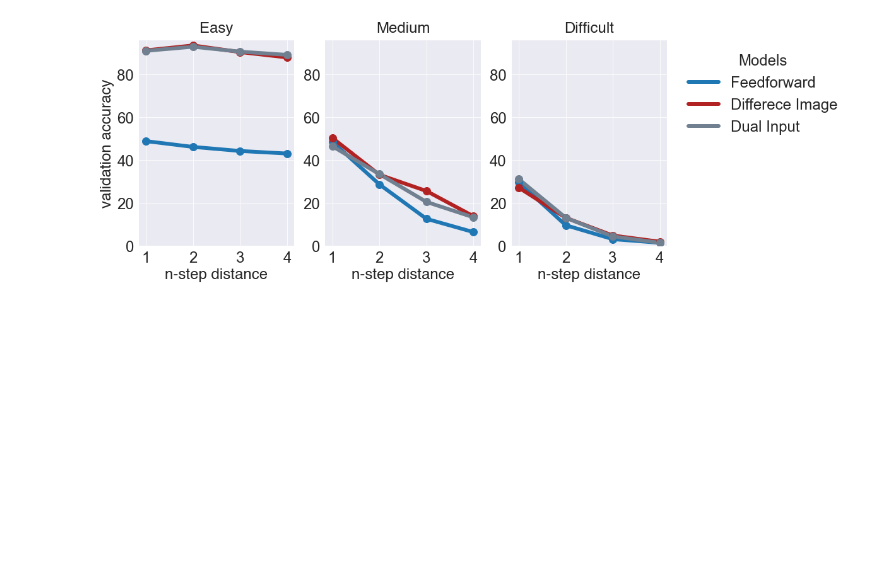
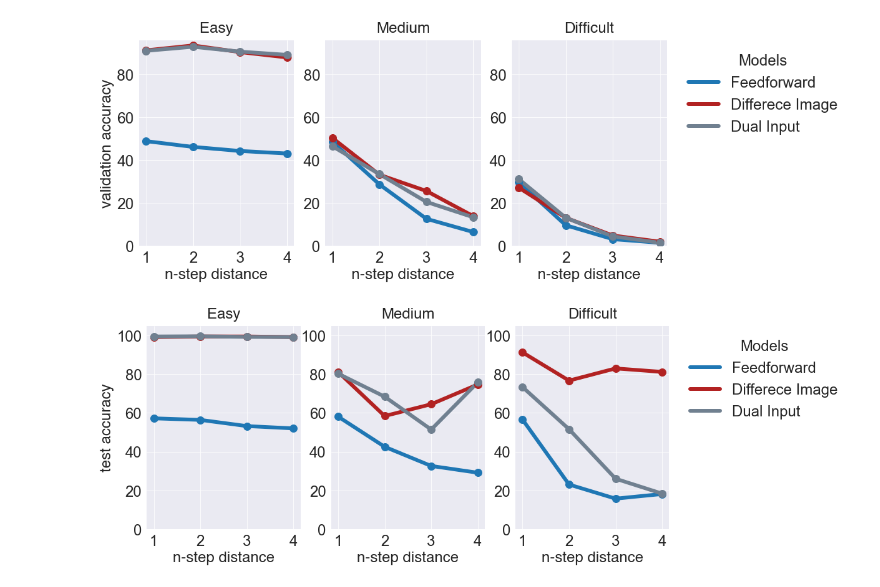
Before and after one commit to Mariusmarten/SpatialMemory, a Jupyter notebook: _plotting.ipynb, the cells around one changed output. Saved outputs shown, nothing was run; the diff lists cells and outputs as text; code cells hidden in the pictures; blank space fills up the shorter version.

```diff
--- a/_plotting.ipynb
+++ b/_plotting.ipynb
@@ -115,3 +116,100 @@ with plt.style.context("seaborn-darkgrid"):
     plt.show()
 # %% [output]
 [figure]
+# %%
+x = [1, 2, 3, 4]
+
+# test set
+feedforward_maze_easy = [57.2, 56.4, 53.2, 52.0]
+feedforward_maze_medium = [58.1, 42.5, 32.6, 29.1]
+feedforward_maze_difficult = [56.6, 23.0, 15.7, 18.1]
+
+diffImg_maze_easy = [99.2, 99.5, 99.5, 99.2]
+diffImg_maze_medium = [81.2, 58.4, 64.5, 74.7]
+diffImg_maze_difficult = [91.3, 76.7, 83.0, 81.2]
+
+dualImg_maze_easy = [99.5, 99.6, 99.3, 99.2]
+dualImg_maze_medium = [80.3, 68.4, 51.4, 75.8]
+dualImg_maze_difficult = [73.4, 51.6, 26.0, 18.3]
+
+from matplotlib import pyplot as plt
+import numpy as np
+
+font = 24
+hfont = {'fontname':'Helvetica'}
+
+#plt.rcParams["figure.figsize"] = 25, 5.5
+plt.rcParams.update({"font.size": font})
+plt.rcParams['axes.titlepad'] = 13
+plt.rcParams['xtick.major.pad']='8' # axis distance
+plt.rcParams['ytick.major.pad']='8'
+
+plt.figure(figsize=(15, 6))
+
+with plt.style.context("seaborn-darkgrid"):
+
+    plt.rc("xtick", labelsize=font)
+    plt.rc("ytick", labelsize=font)
+
+    plt.title("Model performance", fontsize=font)
+    plt.ylabel("validation accuracy", fontsize=font, **hfont)
+    plt.xlabel("n-step distance", fontsize=font, **hfont)
+
+    # easy
+    plt.subplot(1, 3, 1)
+    y1, = plt.plot(x, feedforward_maze_easy, linestyle='solid', c='tab:blue', label='Feedforward', linewidth=6.0)
+    y2, = plt.plot(x, diffImg_maze_easy, c='firebrick', linestyle='solid', label='Differece Image', linewidth=6.0)
+    y3, = plt.plot(x, dualImg_maze_easy, c='slategray', linestyle='solid', label='Dual Input', linewidth=6.0)
+
+    plt.plot(x, feedforward_maze_easy, c='tab:blue', linestyle='None', marker='o', markersize=12.0)
+    plt.plot(x, diffImg_maze_easy, c='firebrick', linestyle='None', marker='o', markersize=12.0)
+    plt.plot(x, dualImg_maze_easy, c='slategray', linestyle='None', marker='o', markersize=12.0)
+
+    plt.xticks(np.arange(min(x), max(x)+1, 1.0))
+    plt.ylim(ymax = 100+5, ymin = 0)
+    plt.yticks(np.arange(0, 100+5, 20.0))
+    plt.ylabel("test accuracy", fontsize=font, **hfont)
+    plt.xlabel("n-step distance", fontsize=font, **hfont)
+    plt.title("Easy", fontsize=font, **hfont)
+
+
+    # medium
+    plt.subplot(1, 3, 2)
+    plt.plot(x, feedforward_maze_medium, linestyle='solid', c='tab:blue', label='Feedforward.', linewidth=6.0)
+    plt.plot(x, diffImg_maze_medium, linestyle='solid', c='firebrick', label='DiffImage', linewidth=6.0)
+    plt.plot(x, dualImg_maze_medium, c='slategray', linestyle='solid', label='DualInput', linewidth=6.0)
+
+    plt.plot(x, feedforward_maze_medium, c='tab:blue', linestyle='None', marker='o', markersize=12.0)
+    plt.plot(x, diffImg_maze_medium, c='firebrick', linestyle='None', marker='o', markersize=12.0)
+    plt.plot(x, dualImg_maze_medium, c='slategray', linestyle='None', marker='o', markersize=12.0)
+
+    plt.xticks(np.arange(min(x), max(x)+1, 1.0))
+    plt.ylim(ymax = 100+5, ymin = 0)
+    plt.yticks(np.arange(0, 100+5, 20.0))
+    plt.xlabel("n-step distance", fontsize=font, **hfont)
+    plt.title("Medium", fontsize=font, **hfont)
+
+
+    # difficult
+    plt.subplot(1, 3, 3)
+    plt.plot(x, feedforward_maze_difficult, linestyle='solid', c='tab:blue', label='Feedforward.', linewidth=6.0)
+    plt.plot(x, diffImg_maze_difficult, linestyle='solid', c='firebrick', label='Differece Image', linewidth=6.0)
+    plt.plot(x, dualImg_maze_difficult, c='slategray', linestyle='solid', label='Dual Input', linewidth=6.0)
+
+    plt.plot(x, feedforward_maze_difficult, c='tab:blue', linestyle='None', marker='o', markersize=12.0)
+    plt.plot(x, diffImg_maze_difficult, c='firebrick', linestyle='None', marker='o', markersize=12.0)
+    plt.plot(x, dualImg_maze_difficult, c='slategray', linestyle='None', marker='o', markersize=12.0)
+
+    plt.xticks(np.arange(min(x), max(x)+1, 1.0))
+    plt.ylim(ymax = 100+5, ymin = 0)
+    plt.yticks(np.arange(0, 100+5, 20.0))
+    plt.xlabel("n-step distance", fontsize=font, **hfont)
+    plt.title("Difficult", fontsize=font, **hfont)
+
+
+    #plt.legend()
+    plt.legend(handles=[y1, y2, y3], title='Models', bbox_to_anchor=(1.05, 1), loc='upper left')
+    plt.savefig('feedforward-action-prediction_test_set.pdf', bbox_inches="tight")
+    plt.show()
+# %% [output]
+[figure, added]
```
Also changed, not shown: parts of 1 cell of this notebook, 5 other files.
